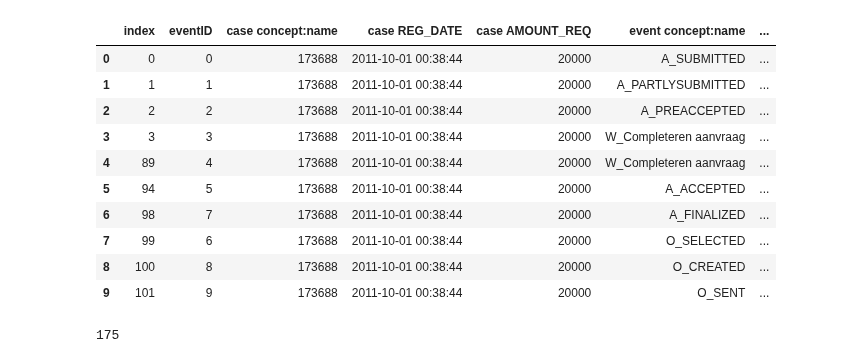
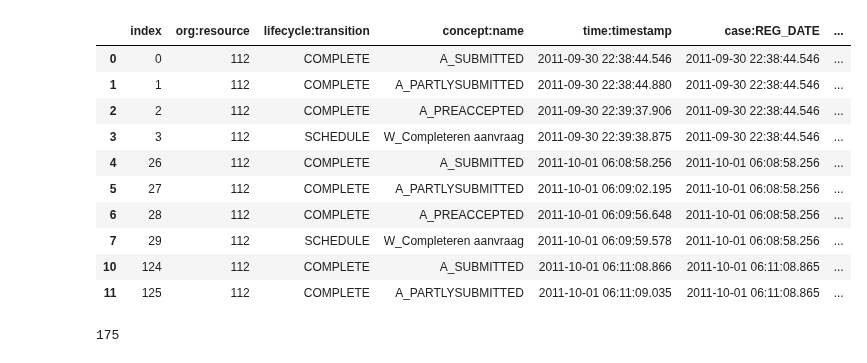
Before and after one commit to Elite-NL/Process_Mining, a Jupyter notebook: Baseline Prediction Tool.ipynb, the cells around one changed output. Drawn from its saved outputs; the diff is of its cells as text; code cells hidden in the pictures.

```diff
--- a/Baseline Prediction Tool.ipynb
+++ b/Baseline Prediction Tool.ipynb
@@ -6,52 +5,84 @@ import re
 # %%
 # This notebook can be run separately from the deliverable tool.
-if (('df' not in globals()) or ('df_test' not in globals())):
-    df = pd.read_csv('data/BPI_Challenge_2012-training.csv')
+if ('df' not in globals()):
+    df_total = pm4py.convert_to_dataframe(pm4py.read_xes("data/BPI_Challenge_2012.xes"))
 
-    df_test = pd.read_csv('data/BPI_Challenge_2012-test.csv')
+    # Percentage cut-off points for training, validation and testing datasets
+    training_percentage = 0.70
+    validation_percentage = 0.80
 
     # Defining database-specific variables
-    case_column = "case concept:name"
-    registration_time_column = "case REG_DATE"
-    event_column = "event concept:name"
-    timestamp_column = "event time:timestamp"
-    timeformat_registration = "%Y-%m-%dT%H:%M:%S" # new time format
-    timeformat_timestamp = "%d-%m-%Y %H:%M:%S.%f"
+    case_column = "case:concept:name"
+    registration_time_column = "case:REG_DATE"
+    event_column = "concept:name"
+    timestamp_column = "time:timestamp"
+    amount_column = 'case:AMOUNT_REQ'
+    row_nr_column = 'row_nr'
+    index_column = "index"
+    #timeformat_registration = "%Y-%m-%dT%H:%M:%S" # new time format
+    timeformat_timestamp = "%Y-%m-%d %H:%M:%S.%f"
+    # additional info for the timePrediction_onTheFly, set to None if you don't want to use it
+    lifecycle_column = 'lifecycle:transition'
+    amount_column_in_data = True
 
     # Names of columns we will add in this notebook
     position_column = "Position"
     baseline_la_next_event_column = "Baseline Last Event Prediction for Next Activity" # added in the baseline notebook
     baseline_la_next_timestamp_column = "Baseline Last Event Prediction for Next Timestamp" # added in the baseline notebook
     baseline_pos_next_event_column = "Baseline Last Pos Prediction for Next Activity" # added in the baseline notebook
     baseline_pos_next_timestamp_column = "Baseline Last Pos Prediction for Next Timestamp" # added in the baseline notebook
 
+    # Basic data preprocessing of the timestamps and reg dates
+    df_total[timestamp_column] = [pd.Timestamp(time).astimezone(None) for time in df_total[timestamp_column]]
+    df_total[registration_time_column]= [pd.Timestamp(reg_time).astimezone(None) for reg_time in df_total[registration_time_column]]
 
+    # Turning the case and amount values back into numbers instead of strings
+    df_total[case_column] = [int(case) for case in df_total[case_column]]
+    if (amount_column_in_data):
+        df_total[amount_column] = [int(amount) for amount in df_total[amount_column]]
+
+    df_total = df_total.sort_values(by=[timestamp_column]).reset_index()
     # We fill in the Position column that shows which position is a certain event in the trace (the first event is 1)
-    df[position_column] = df.groupby([case_column]).cumcount()+1
-    df_test[position_column] = df_test.groupby([case_column]).cumcount()+1
+    df_total[position_column] = df_total.groupby([case_column]).cumcount()+1
 
-    # Basic data preprocessing of the timestamps
-    df[registration_time_column]= [re.sub('\..*|\+.*','',a,flags=re.DOTALL) for a in df[registration_time_column]]
-    df[registration_time_column] = [datetime.datetime.strptime(date, timeformat_registration) for date in df[registration_time_column]]
-    df[timestamp_column] = [datetime.datetime.strptime(date, timeformat_timestamp) for date in df[timestamp_column]]
-    df = df.sort_values(by=[case_column, timestamp_column]).reset_index() # sort values by user and time of event
+    training_cutoff_timestamp = df_total.iloc[[int(training_percentage*len(df_total))]].iloc[0][timestamp_column]
+    validation_cutoff_timestamp = df_total.iloc[[int(validation_percentage*len(df_total))]].iloc[0][timestamp_column]
 
-    # Basic data preprocessing of the timestamps
-    df_test[registration_time_column]= [re.sub('\..*|\+.*','',a,flags=re.DOTALL) for a in df_test[registration_time_column]]
-    df_test[registration_time_column] = [datetime.datetime.strptime(date, timeformat_registration) for date in df_test[registration_time_column]]
-    df_test[timestamp_column] = [datetime.datetime.strptime(date, timeformat_timestamp) for date in df_test[timestamp_column]]
-    df_test = df_test.sort_values(by=[case_column, timestamp_column]).reset_index() # sort values by user and time of event
+    dict_overlapping_cases = {}
+
+    def find_overlapping_cases(case, timestamp):
+        templist = [timestamp < training_cutoff_timestamp, timestamp > training_cutoff_timestamp, timestamp < validation_cutoff_timestamp, timestamp > validation_cutoff_timestamp]
+        if (case in dict_overlapping_cases):
+            dict_overlapping_cases[case] = [(a or b) for a,b in zip(templist, dict_overlapping_cases[case])]
+        else:
+            dict_overlapping_cases[case] = templist
+
+    [find_overlapping_cases(case,time) for case,time in zip(df_total[case_column],df_total[timestamp_column])]
+
+    def case_overlaps_a_timestamp(case):
+        return (dict_overlapping_cases[case][0] and dict_overlapping_cases[case][1]) or (dict_overlapping_cases[case][2] and dict_overlapping_cases[case][3])
+
+    list_overlapping_cases = [case for case in dict_overlapping_cases.keys() if case_overlaps_a_timestamp(case)]
+
+    # splitting the data and removing all events belonging to cases that overlap the cutoff timestamps
+    df = df_total.iloc[:int(training_percentage*len(df_total))]
+    df_validation = df_total.iloc[int(training_percentage*len(df_total)):int(validation_percentage*len(df_total))]
+    df_test = df_total.iloc[int(validation_percentage*len(df_total)):]
+
+    df = df[[(case not in list_overlapping_cases) for case in df[case_column]]]
+    df_validation = df_validation[[(case not in list_overlapping_cases) for case in df_validation[case_column]]]
+    df_test = df_test[[(case not in list_overlapping_cases) for case in df_test[case_column]]]
 
 df.head(10)
 # %% [output]
-|  | index | eventID | case concept:name | case REG_DATE | case AMOUNT_REQ | event concept:name | ... |
-| 0 | 0 | 0 | 173688 | 2011-10-01 00:38:44 | 20000 | A_SUBMITTED | ... |
-| 1 | 1 | 1 | 173688 | 2011-10-01 00:38:44 | 20000 | A_PARTLYSUBMITTED | ... |
-| 2 | 2 | 2 | 173688 | 2011-10-01 00:38:44 | 20000 | A_PREACCEPTED | ... |
-| 3 | 3 | 3 | 173688 | 2011-10-01 00:38:44 | 20000 | W_Completeren aanvraag | ... |
-| 4 | 89 | 4 | 173688 | 2011-10-01 00:38:44 | 20000 | W_Completeren aanvraag | ... |
-| 5 | 94 | 5 | 173688 | 2011-10-01 00:38:44 | 20000 | A_ACCEPTED | ... |
-| 6 | 98 | 7 | 173688 | 2011-10-01 00:38:44 | 20000 | A_FINALIZED | ... |
-| 7 | 99 | 6 | 173688 | 2011-10-01 00:38:44 | 20000 | O_SELECTED | ... |
-| 8 | 100 | 8 | 173688 | 2011-10-01 00:38:44 | 20000 | O_CREATED | ... |
-| 9 | 101 | 9 | 173688 | 2011-10-01 00:38:44 | 20000 | O_SENT | ... |
+|  | index | org:resource | lifecycle:transition | concept:name | time:timestamp | case:REG_DATE | ... |
+| 0 | 0 | 112 | COMPLETE | A_SUBMITTED | 2011-09-30 22:38:44.546 | 2011-09-30 22:38:44.546 | ... |
+| 1 | 1 | 112 | COMPLETE | A_PARTLYSUBMITTED | 2011-09-30 22:38:44.880 | 2011-09-30 22:38:44.546 | ... |
+| 2 | 2 | 112 | COMPLETE | A_PREACCEPTED | 2011-09-30 22:39:37.906 | 2011-09-30 22:38:44.546 | ... |
+| 3 | 3 | 112 | SCHEDULE | W_Completeren aanvraag | 2011-09-30 22:39:38.875 | 2011-09-30 22:38:44.546 | ... |
+| 4 | 26 | 112 | COMPLETE | A_SUBMITTED | 2011-10-01 06:08:58.256 | 2011-10-01 06:08:58.256 | ... |
+| 5 | 27 | 112 | COMPLETE | A_PARTLYSUBMITTED | 2011-10-01 06:09:02.195 | 2011-10-01 06:08:58.256 | ... |
+| 6 | 28 | 112 | COMPLETE | A_PREACCEPTED | 2011-10-01 06:09:56.648 | 2011-10-01 06:08:58.256 | ... |
+| 7 | 29 | 112 | SCHEDULE | W_Completeren aanvraag | 2011-10-01 06:09:59.578 | 2011-10-01 06:08:58.256 | ... |
+| 10 | 124 | 112 | COMPLETE | A_SUBMITTED | 2011-10-01 06:11:08.866 | 2011-10-01 06:11:08.865 | ... |
+| 11 | 125 | 112 | COMPLETE | A_PARTLYSUBMITTED | 2011-10-01 06:11:09.035 | 2011-10-01 06:11:08.865 | ... |
```
Also changed, not shown: parts of 7 cells of this notebook, 10 other files.
